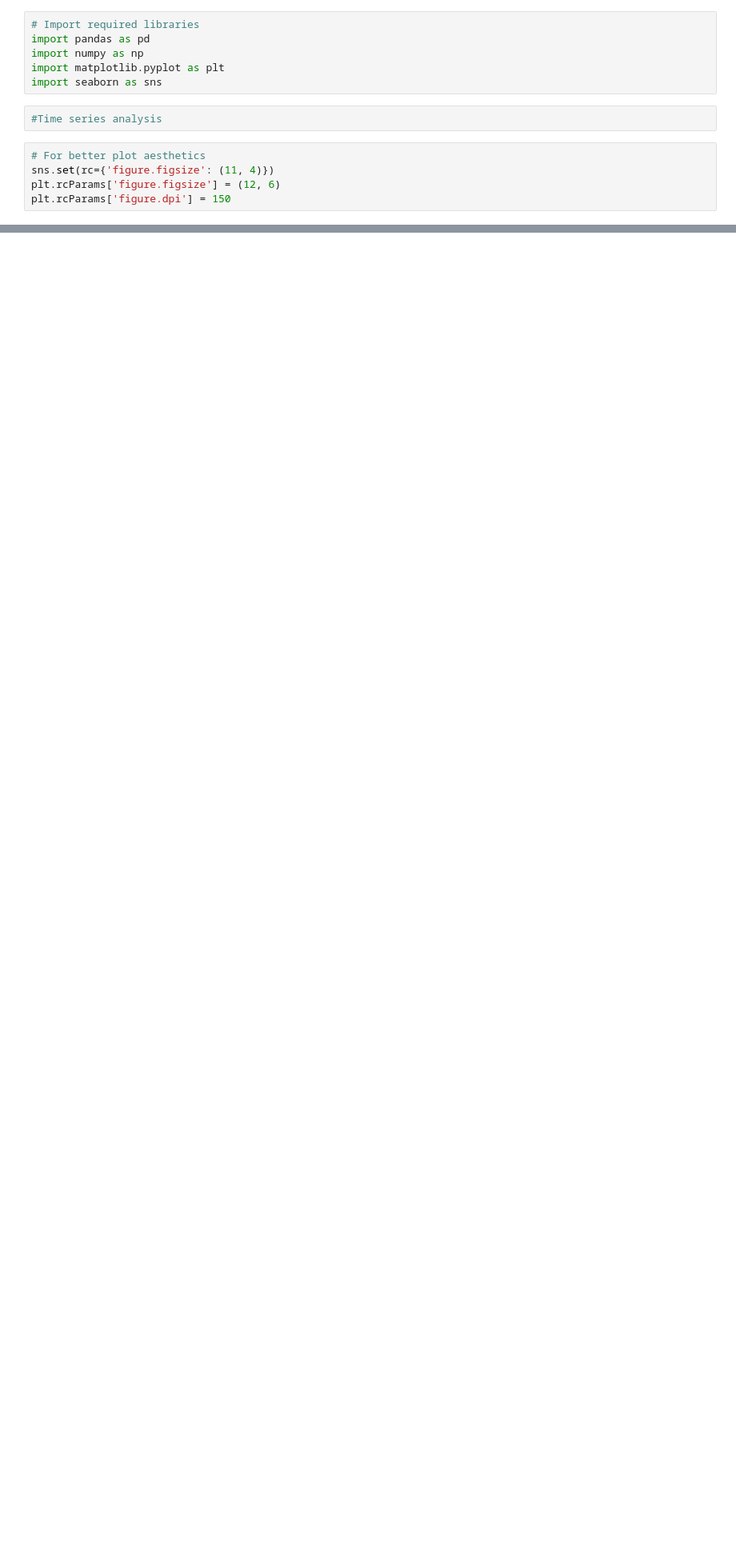
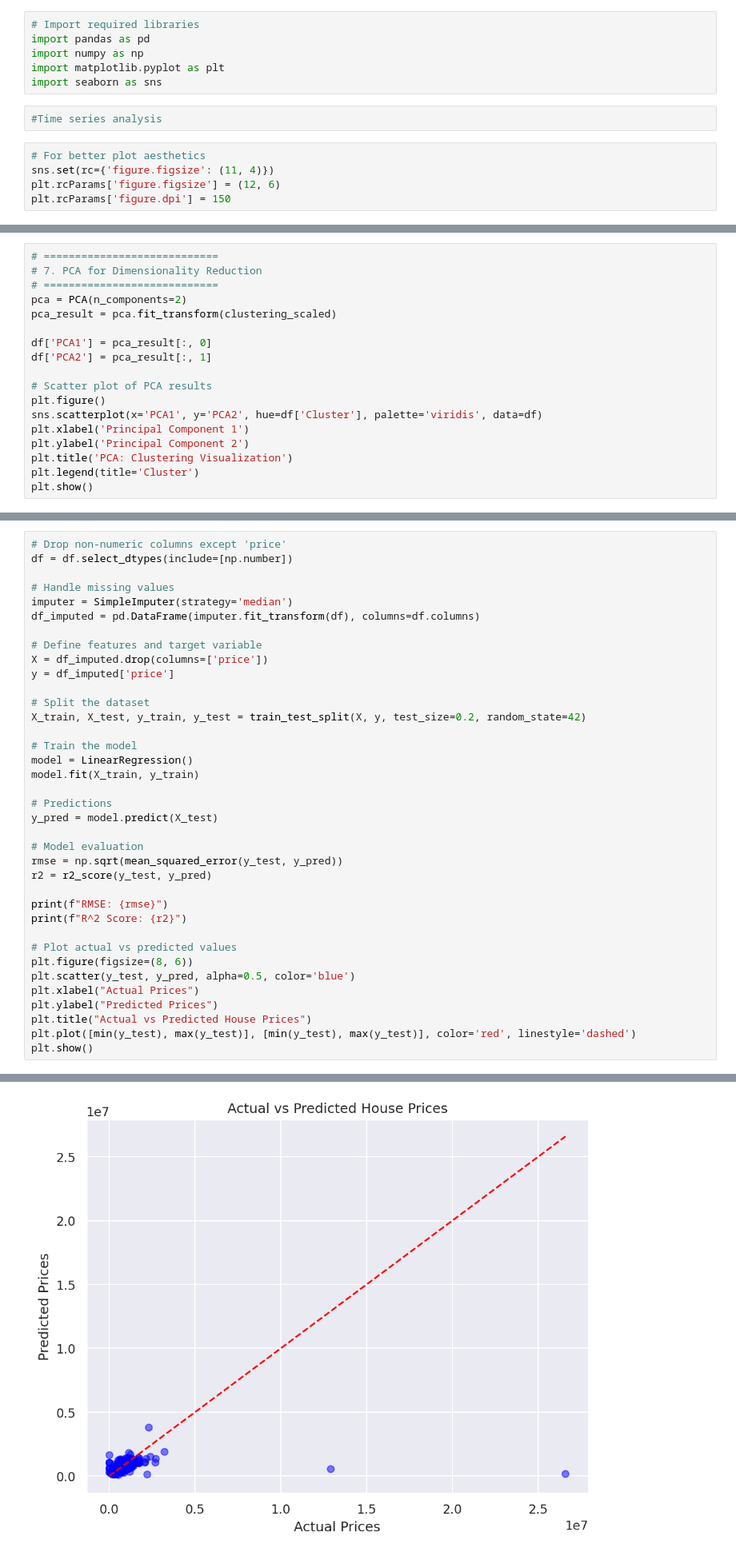
Before and after one commit to snehanshuchk/EDA-Theory-, a Jupyter notebook: 21BDS0313.ipynb, the cells around one changed output, grey strips where cells are left out. Shown at 80% size. Saved outputs shown, nothing was run; the diff lists cells and outputs as text; blank space fills up the shorter version.

```diff
--- a/21BDS0313.ipynb
+++ b/21BDS0313.ipynb
@@ -585,0 +600,18 @@ plt.show()
+# %%
+# ============================
+# 7. PCA for Dimensionality Reduction
+# ============================
+pca = PCA(n_components=2)
+pca_result = pca.fit_transform(clustering_scaled)
+
+df['PCA1'] = pca_result[:, 0]
+df['PCA2'] = pca_result[:, 1]
+
+# Scatter plot of PCA results
+plt.figure()
+sns.scatterplot(x='PCA1', y='PCA2', hue=df['Cluster'], palette='viridis', data=df)
+plt.xlabel('Principal Component 1')
+plt.ylabel('Principal Component 2')
+plt.title('PCA: Clustering Visualization')
+plt.legend(title='Cluster')
+plt.show()
@@ -585,0 +620,38 @@ plt.show()
+# %%
+# Drop non-numeric columns except 'price'
+df = df.select_dtypes(include=[np.number])
+
+# Handle missing values
+imputer = SimpleImputer(strategy='median')
+df_imputed = pd.DataFrame(imputer.fit_transform(df), columns=df.columns)
+
+# Define features and target variable
+X = df_imputed.drop(columns=['price'])
+y = df_imputed['price']
+
+# Split the dataset
+X_train, X_test, y_train, y_test = train_test_split(X, y, test_size=0.2, random_state=42)
+
+# Train the model
+model = LinearRegression()
+model.fit(X_train, y_train)
+
+# Predictions
+y_pred = model.predict(X_test)
+
+# Model evaluation
+rmse = np.sqrt(mean_squared_error(y_test, y_pred))
+r2 = r2_score(y_test, y_pred)
+
+print(f"RMSE: {rmse}")
+print(f"R^2 Score: {r2}")
+
+# Plot actual vs predicted values
+plt.figure(figsize=(8, 6))
+plt.scatter(y_test, y_pred, alpha=0.5, color='blue')
+plt.xlabel("Actual Prices")
+plt.ylabel("Predicted Prices")
+plt.title("Actual vs Predicted House Prices")
+plt.plot([min(y_test), max(y_test)], [min(y_test), max(y_test)], color='red', linestyle='dashed')
+plt.show()
+# %% [output]
@@ -585,0 +660 @@ plt.show()
+[figure, added]
```
Also changed, not shown: parts of 41 cells of this notebook.
